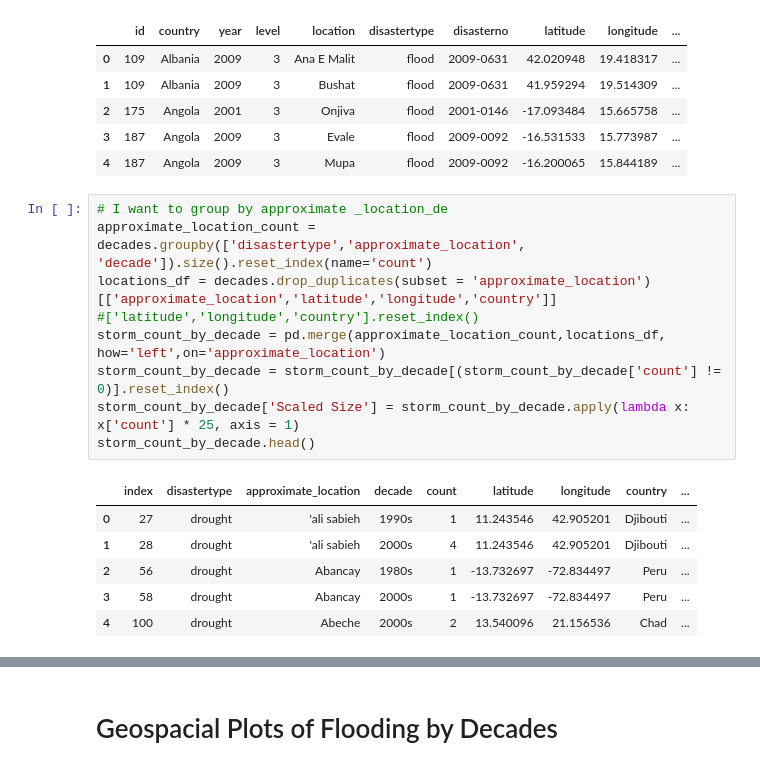
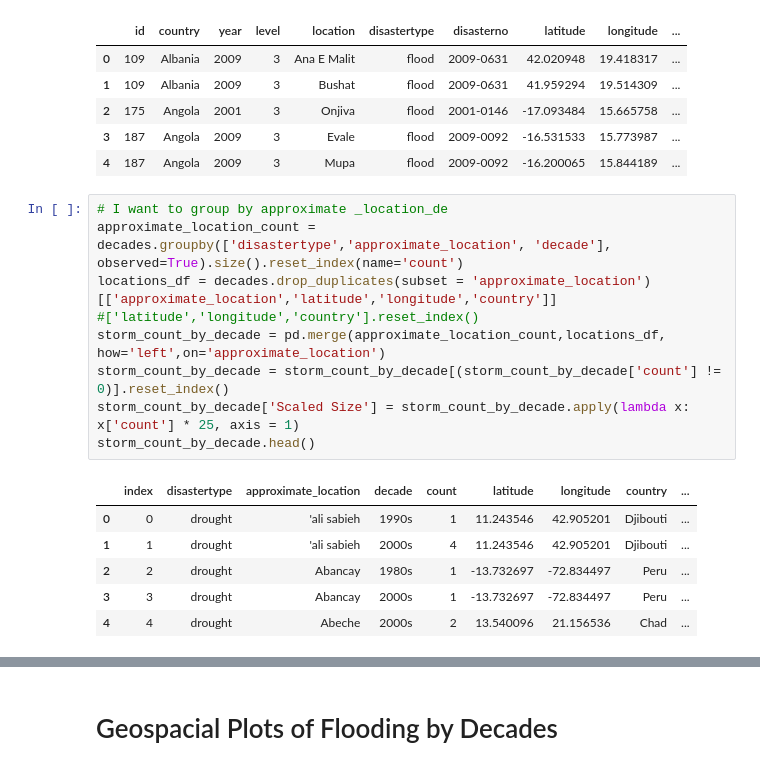
Before and after one commit to andrewplane/project_one, a Jupyter notebook: main_combined.ipynb, the cells around one changed output, grey strips where cells are left out. Drawn from its saved outputs; the diff is of its cells as text.

```diff
--- a/main_combined.ipynb
+++ b/main_combined.ipynb
@@ -247,18 +253,18 @@ decades.head()
 | 4 | 187 | Angola | 2009 | 3 | Mupa | flood | 2009-0092 | -16.200065 | 15.844189 | ... |
 # %%
 # I want to group by approximate _location_de
-approximate_location_count = decades.groupby(['disastertype','approximate_location', 'decade']).size().reset_index(name='count')
+approximate_location_count = decades.groupby(['disastertype','approximate_location', 'decade'], observed=True).size().reset_index(name='count')
 locations_df = decades.drop_duplicates(subset = 'approximate_location')[['approximate_location','latitude','longitude','country']]
 #['latitude','longitude','country'].reset_index()
 storm_count_by_decade = pd.merge(approximate_location_count,locations_df, how='left',on='approximate_location')
 storm_count_by_decade = storm_count_by_decade[(storm_count_by_decade['count'] != 0)].reset_index()
 storm_count_by_decade['Scaled Size'] = storm_count_by_decade.apply(lambda x: x['count'] * 25, axis = 1)
 storm_count_by_decade.head()
 # %% [output]
 |  | index | disastertype | approximate_location | decade | count | latitude | longitude | country | ... |
-| 0 | 27 | drought | 'ali sabieh | 1990s | 1 | 11.243546 | 42.905201 | Djibouti | ... |
-| 1 | 28 | drought | 'ali sabieh | 2000s | 4 | 11.243546 | 42.905201 | Djibouti | ... |
-| 2 | 56 | drought | Abancay | 1980s | 1 | -13.732697 | -72.834497 | Peru | ... |
-| 3 | 58 | drought | Abancay | 2000s | 1 | -13.732697 | -72.834497 | Peru | ... |
-| 4 | 100 | drought | Abeche | 2000s | 2 | 13.540096 | 21.156536 | Chad | ... |
+| 0 | 0 | drought | 'ali sabieh | 1990s | 1 | 11.243546 | 42.905201 | Djibouti | ... |
+| 1 | 1 | drought | 'ali sabieh | 2000s | 4 | 11.243546 | 42.905201 | Djibouti | ... |
+| 2 | 2 | drought | Abancay | 1980s | 1 | -13.732697 | -72.834497 | Peru | ... |
+| 3 | 3 | drought | Abancay | 2000s | 1 | -13.732697 | -72.834497 | Peru | ... |
+| 4 | 4 | drought | Abeche | 2000s | 2 | 13.540096 | 21.156536 | Chad | ... |
 # %%
```
Also changed, not shown: parts of 10 cells of this notebook, 1 other file.
